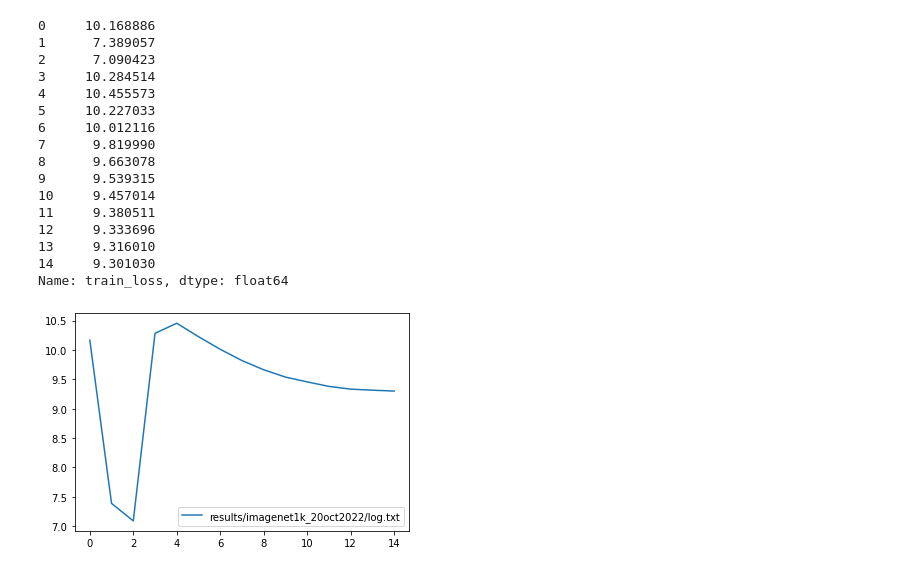
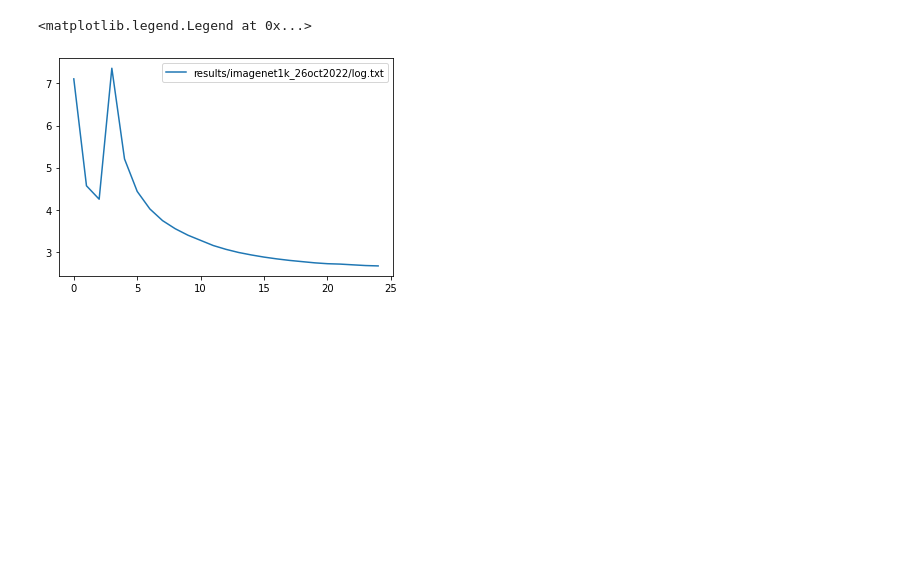
Before and after one commit to mehdidc/dino, a Jupyter notebook: analysis.ipynb, the cells around one changed output. Cells and saved outputs as stored; diff of their text form; code cells hidden in the pictures; blank space fills up the shorter version.

Commit message:
update results

```diff
--- a/analysis.ipynb
+++ b/analysis.ipynb
@@ -16,59 +16,52 @@ paths = [
     # "results/imagenet1k_27apr2022/log.txt",
     #"results/imagenet1k_28apr2022/log.txt",
     #"results/imagenet21k_29apr2022/log.txt",
-    #"results/official_vitb8/log.txt",
+   # "results/official_vitb8/log.txt",
     #"results/imagenet1k_18jun2022/log.txt",
     #"results/imagenet1k_13jul2022/log.txt",
     #"results/imagenet1k_14jul2022/log.txt",
     #"results/imagenet1k_15jul2022/log.txt",
     #"results/imagenet1k_16jul2022/log.txt",
     #"results/imagenet1k_17jul2022/log.txt",
     # "results/imagenet1k_18jul2022/log.txt",
     #"results/imagenet21k_18jun2022/log.txt",
     #"results/imagenet1k_19jun2022/log.txt",
     #"results/imagenet1k_19jun2022/log.txt",
     #"results/imagenet1k_18feb2022/log.txt",
-    #"results/official_vits16/log.txt"
+    #"results/official_vits16/log.txt",
     #"results/laion_13apr2022/log.txt"
     #"results/imagenet1k_07nov2021/log.txt",
     #"results/official_vitb16/log.txt",
     #"results/laion_02jun2022/log.txt",
     #"results/imagenet1k_08oct2022/log.txt",
     #"results/imagenet1k_09oct2022/log.txt",
     #"results/imagenet1k_10oct2022/log.txt",
     #"results/imagenet1k_11oct2022/log.txt",
     #"results/imagenet1k_15oct2022/log.txt",
     #"results/imagenet1k_17jan2022/log.txt",
     #"results/imagenet1k_16oct2022/log.txt",
     #"results/imagenet1k_17oct2022/log.txt",
     #"results/imagenet1k_18oct2022/log.txt",
     #"results/imagenet1k_19oct2022/log.txt",
-    "results/imagenet1k_20oct2022/log.txt",
-    #"results/imagenet21k_18oct2022/log.txt"
+    #"results/imagenet1k_20oct2022/log.txt",
+    #"results/imagenet21k_18oct2022/log.txt",
+    #"results/imagenet1k_21oct2022/log.txt",
+    #"results/imagenet1k_22oct2022/log.txt",
+    # "results/imagenet1k_23oct2022/log.txt",
+    #"results/imagenet1k_24oct2022/log.txt",
+    #"results/imagenet1k_25oct2022/log.txt",
+    "results/imagenet1k_26oct2022/log.txt",
+    #"results/imagenet1k_27oct2022/log.txt",
+    #"results/imagenet1k_28oct2022/log.txt",
+
 ]
 for path in paths:
     df= read_log(path)
     plt.plot(df.epoch, df.train_loss, label=path)
 plt.legend()
-print(df.train_loss)
 # %% [output]
-0     10.168886
-1      7.389057
-2      7.090423
-3     10.284514
-4     10.455573
-5     10.227033
-6     10.012116
-7      9.819990
-8      9.663078
-9      9.539315
-10     9.457014
-11     9.380511
-12     9.333696
-13     9.316010
-14     9.301030
-Name: train_loss, dtype: float64
+<matplotlib.legend.Legend at 0x...>
-[figure, old version]
+[figure, new version]
 # %%
 %%time
 from glob import glob
```
Also changed, not shown: parts of 4 cells of this notebook, 1 other file.
